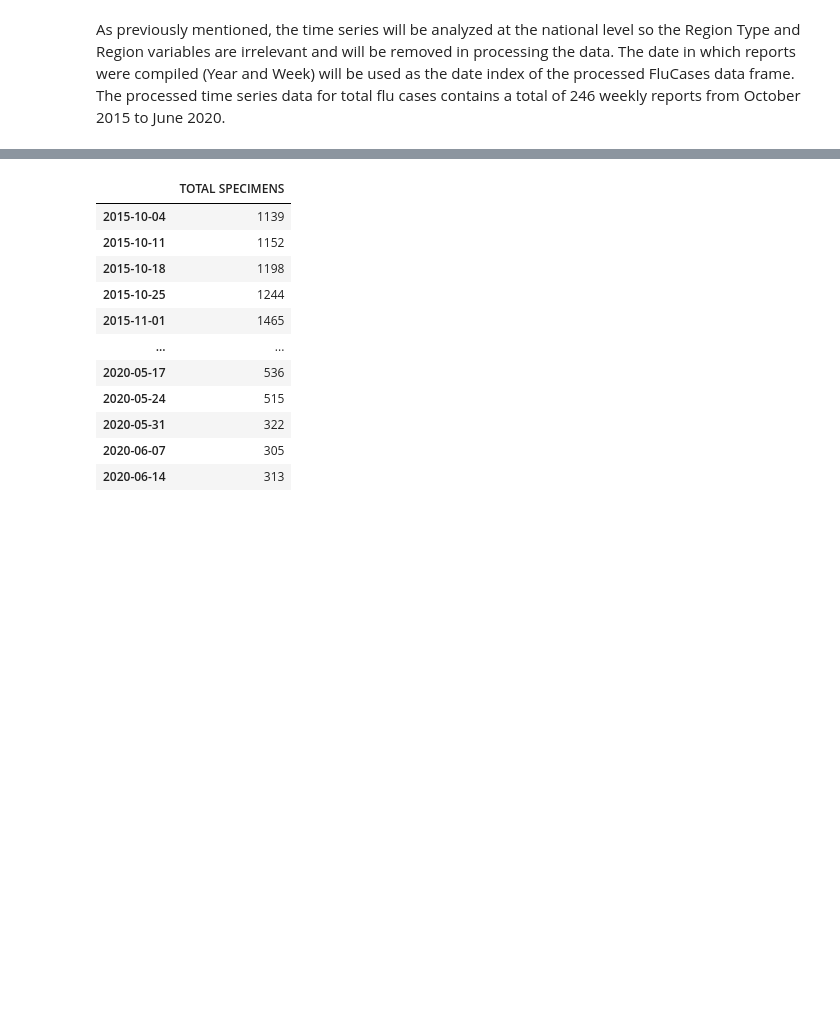
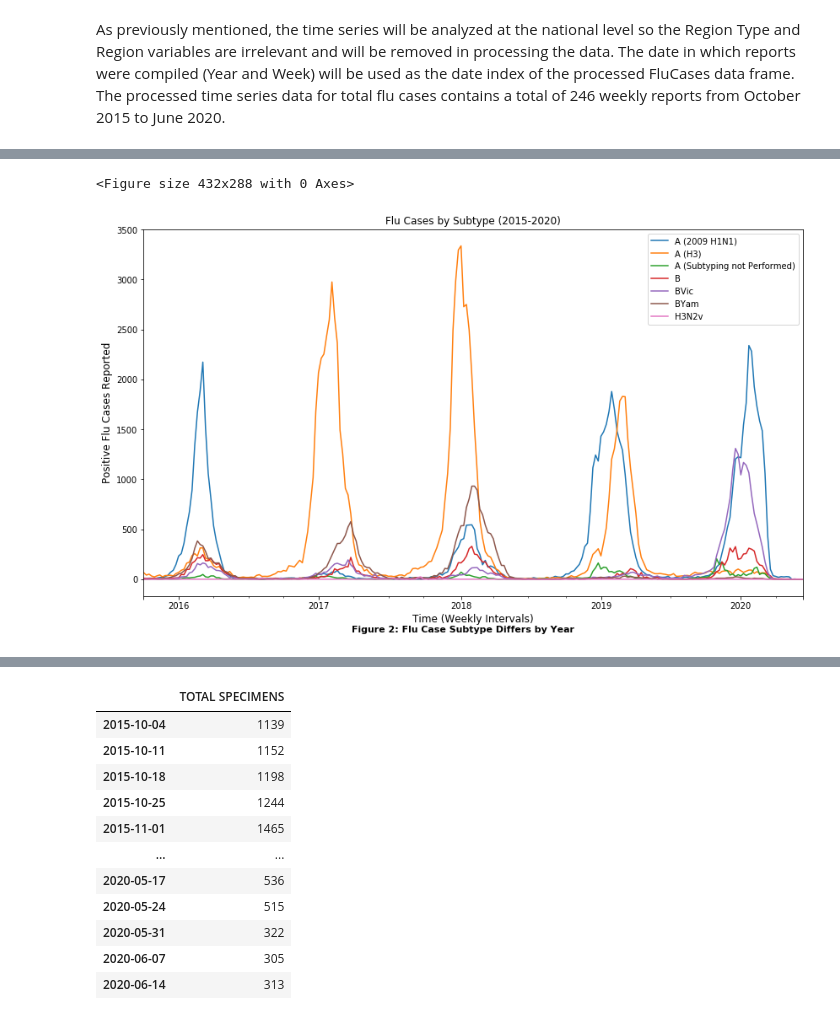
Before and after one commit to mjwolfe91/QTW-CaseStudy4, a Jupyter notebook: FluForecasts.ipynb, the cells around one changed output, grey strips where cells are left out. Saved outputs shown, nothing was run; the diff lists cells and outputs as text; code cells hidden in the pictures; blank space fills up the shorter version.

```diff
--- a/FluForecasts.ipynb
+++ b/FluForecasts.ipynb
@@ -54,0 +101,16 @@ As previously mentioned, the time series will be analyzed at the national level
+# %%
+date_index = pd.date_range(start="2015-10-4", end="2020-6-14", freq='W-SUN')
+TS_subtype = pd.DataFrame(rawflu2015.iloc[:,5:])
+TS_subtype['Dates'] = date_index
+
+fig1 = plt.figure()
+sub_ax = TS_subtype.set_index('Dates').plot(figsize=(14,8))
+plt.title('Flu Cases by Subtype (2015-2020)')
+sub_ax.set_xlabel("Time (Weekly Intervals)", fontsize=12)
+sub_ax.set_ylabel("Positive Flu Cases Reported", fontsize=12)
+caption2 = "Figure 2: Flu Case Subtype Differs by Year"
+plt.figtext(0.5, 0.05, caption2, ha='center', weight='bold', fontsize=11)
+plt.show()
+# %% [output]
+<Figure size 432x288 with 0 Axes>
+[figure, added]
```
Also changed, not shown: parts of 7 cells of this notebook.
